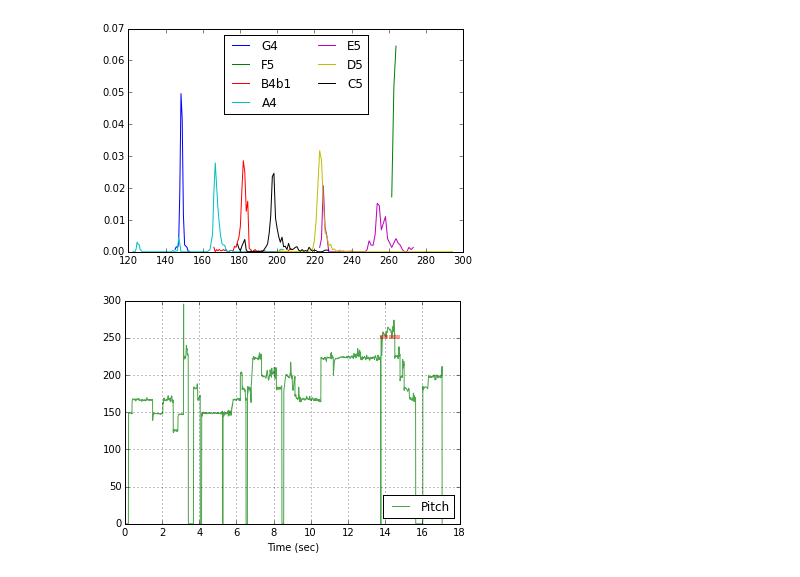
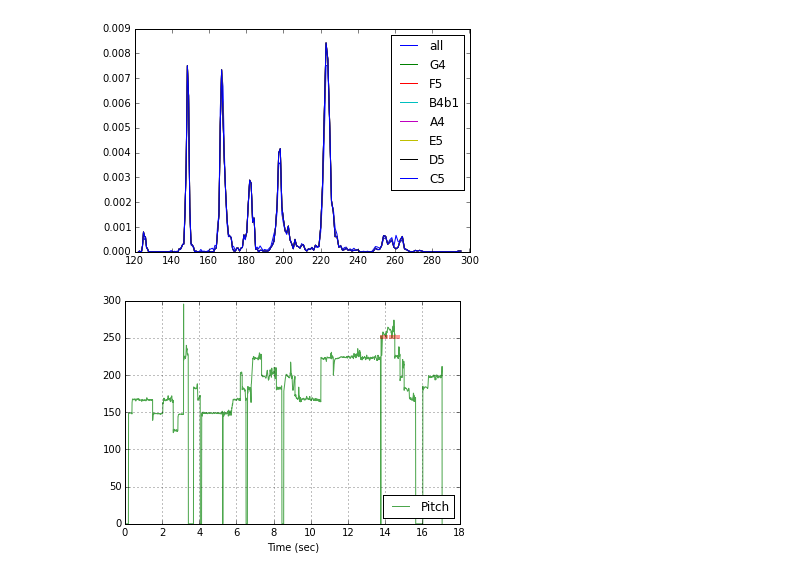
Before and after one commit to sertansenturk/alignednotemodel, a Jupyter notebook: noteModel.ipynb, the cells around one changed output. Drawn from its saved outputs; the diff is of its cells as text; code cells hidden in the pictures.

Commit message:
Added the complete histogram

```diff
--- a/noteModel.ipynb
+++ b/noteModel.ipynb
@@ -20,16 +20,18 @@ pitch = np.array(json.load(open(pitchfile, 'r')))
 alignednotes = json.load(open(notefile, 'r'))['notes']
 tonic = json.load(open(tonicfile, 'r'))['scoreInformed']['Value']
 # %%
-noteModels = alignednotemodel.getModels(pitch, alignednotes, kernel_width=0)
+noteModels = alignednotemodel.getModels(pitch, alignednotes)
 # %%
 fig, ax = plt.subplots()
+ax.plot(noteModels['all']['distribution'].bins, noteModels['all']['distribution'].vals, label='all')
 for key in noteModels.keys():
-    ax.plot(noteModels[key]['distribution'].bins, noteModels[key]['distribution'].vals, label=key)
-legend = ax.legend(loc='upper center', ncol=2)
+    if not key == 'all':
+        ax.plot(noteModels[key]['distribution'].bins, noteModels[key]['distribution'].vals, label=key)
+legend = ax.legend(loc='upper right')
 
 plt.show()
 # %% [output]
-[figure, old version]
+[figure, new version]
 # %%
 fig, ax = plt.subplots()
 ax.plot(pitch[:,0], pitch[:,1], 'g', label='Pitch', alpha = 0.7)
```
Also changed, not shown: parts of 1 cell of this notebook, 1 other file.
